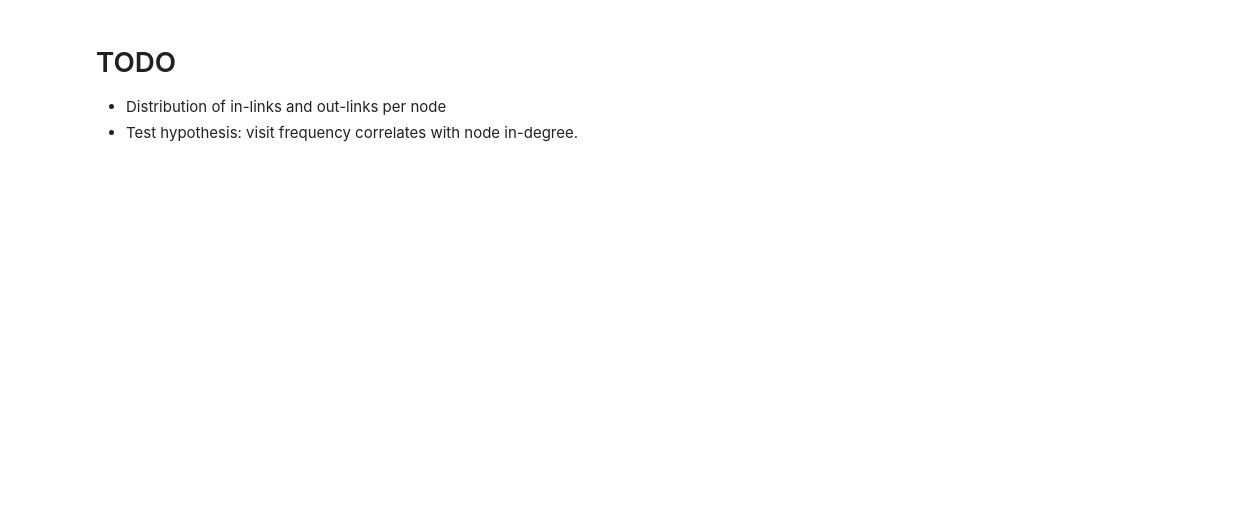
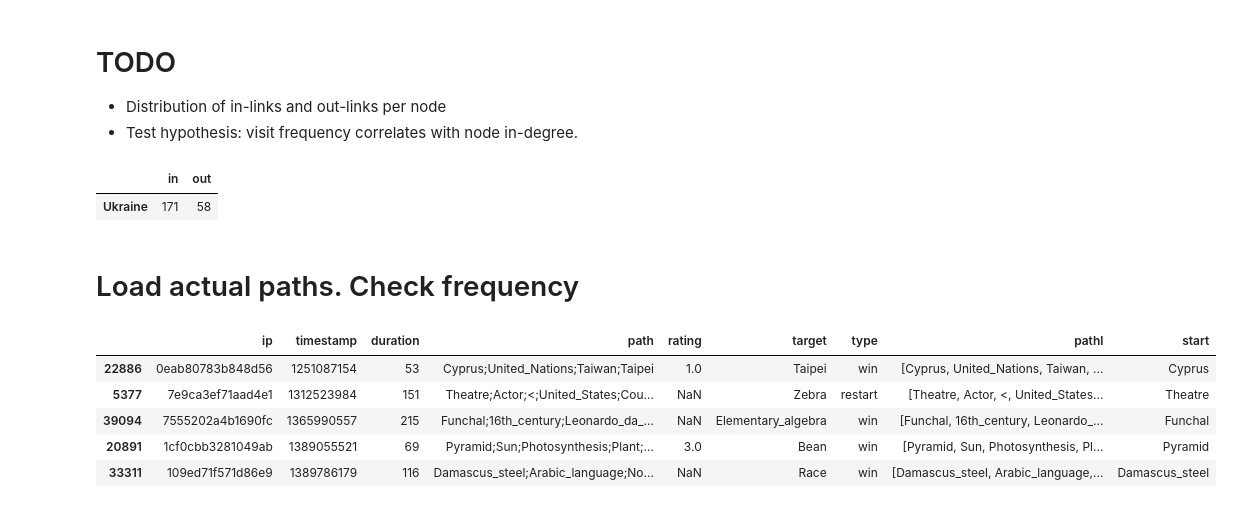
Before and after one commit to epfl-ada/ada-2022-project-theadalyzers, a Jupyter notebook: network-analysis.ipynb, the cells around one changed output. Saved outputs shown, nothing was run; the diff lists cells and outputs as text; code cells hidden in the pictures; blank space fills up the shorter version.

```diff
--- a/network-analysis.ipynb
+++ b/network-analysis.ipynb
@@ -81,3 +148,66 @@ nodes_no_inlink[:5]
 
 - Distribution of in-links and out-links per node
 - Test hypothesis: visit frequency correlates with node in-degree.
+# %%
+# Ukraine_A is not in this df (meaning no link points to it)
+degree_freq[degree_freq.index.str.startswith("Ukraine")]
+# %% [output]
+|  | in | out |
+| Ukraine | 171 | 58 |
+# %% [markdown]
+# Load actual paths. Check frequency
+# %%
+def split_decode_path(path):
+    pathl = path.split(";")
+    return list(map(
+        urllib.parse.unquote,
+        pathl
+    ))
+
+df_paths_success = (pd.read_csv("wikispeedia/wikispeedia_paths-and-graph/paths_finished.tsv",
+                          skiprows=15,
+                          sep="\t",
+                          header=None)
+                    .rename(columns={0:"ip",
+                                     1:"timestamp",
+                                     2:"duration",
+                                     3:"path",
+                                     4:"rating"})
+         )
+# Create a "target" col
+df_paths_success["target"] = (df_paths_success["path"]
+                              .apply(lambda x: x.split(";")[-1]))
+df_paths_success["type"] = "win"
+
+
+df_paths_fail = (pd.read_csv("wikispeedia/wikispeedia_paths-and-graph/paths_unfinished.tsv",
+                             skiprows=16,
+                             sep="\t",
+                             header=None)
+                 .rename(columns={0:"ip",
+                                  1:"timestamp",
+                                  2:"duration",
+                                  3:"path",
+                                  4:"target",
+                                  5:"type"})
+             )
+
+# Join dfs to get a full df with all paths
+df_paths = pd.concat([df_paths_success,
+                      df_paths_fail])
+
+# Get path list
+df_paths["pathl"] = df_paths["path"].apply(split_decode_path)
+# Decode target from url
+df_paths["target"] = df_paths["target"].apply(urllib.parse.unquote)
+# Get starting node
+df_paths["start"] = df_paths["pathl"].apply(lambda x:x[0])
+
+df_paths.sample(5)
+# %% [output]
+|  | ip | timestamp | duration | path | rating | target | type | pathl | start |
+| 22886 | 0eab80783b848d56 | 1251087154 | 53 | Cyprus;United_Nations;Taiwan;Taipei | 1.0 | Taipei | win | [Cyprus, United_Nations, Taiwan, ... | Cyprus |
+| 5377 | 7e9ca3ef71aad4e1 | 1312523984 | 151 | Theatre;Actor;<;United_States;Cou... | NaN | Zebra | restart | [Theatre, Actor, <, United_States... | Theatre |
+| 39094 | 7555202a4b1690fc | 1365990557 | 215 | Funchal;16th_century;Leonardo_da_... | NaN | Elementary_algebra | win | [Funchal, 16th_century, Leonardo_... | Funchal |
+| 20891 | 1cf0cbb3281049ab | 1389055521 | 69 | Pyramid;Sun;Photosynthesis;Plant;... | 3.0 | Bean | win | [Pyramid, Sun, Photosynthesis, Pl... | Pyramid |
+| 33311 | 109ed71f571d86e9 | 1389786179 | 116 | Damascus_steel;Arabic_language;No... | NaN | Race | win | [Damascus_steel, Arabic_language,... | Damascus_steel |
```
Also changed, not shown: parts of 12 cells of this notebook.
